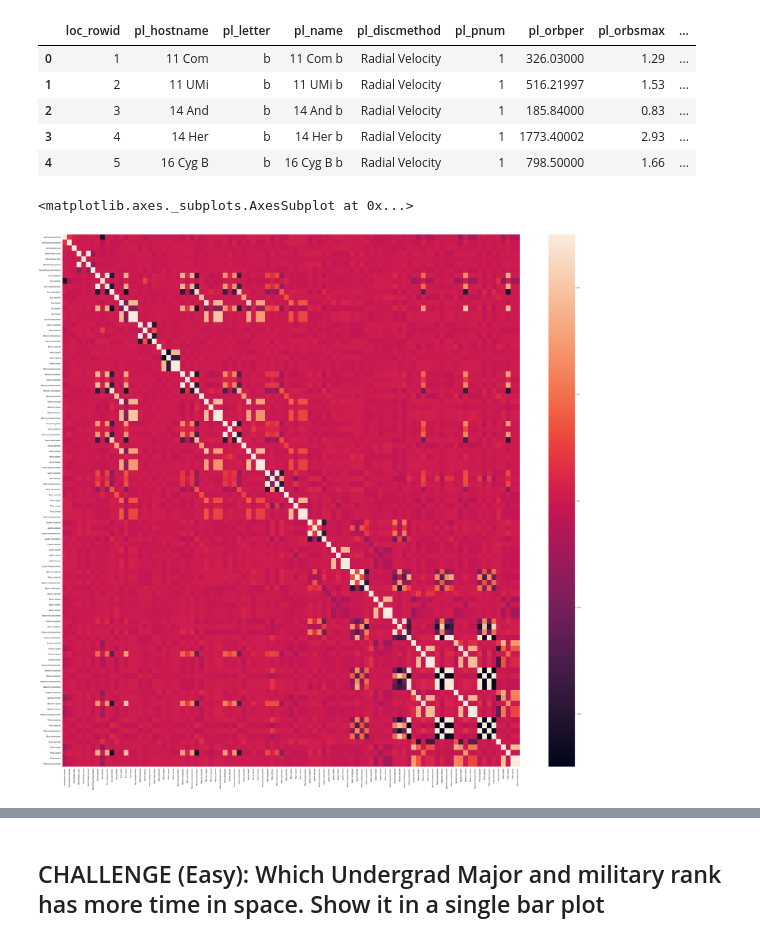
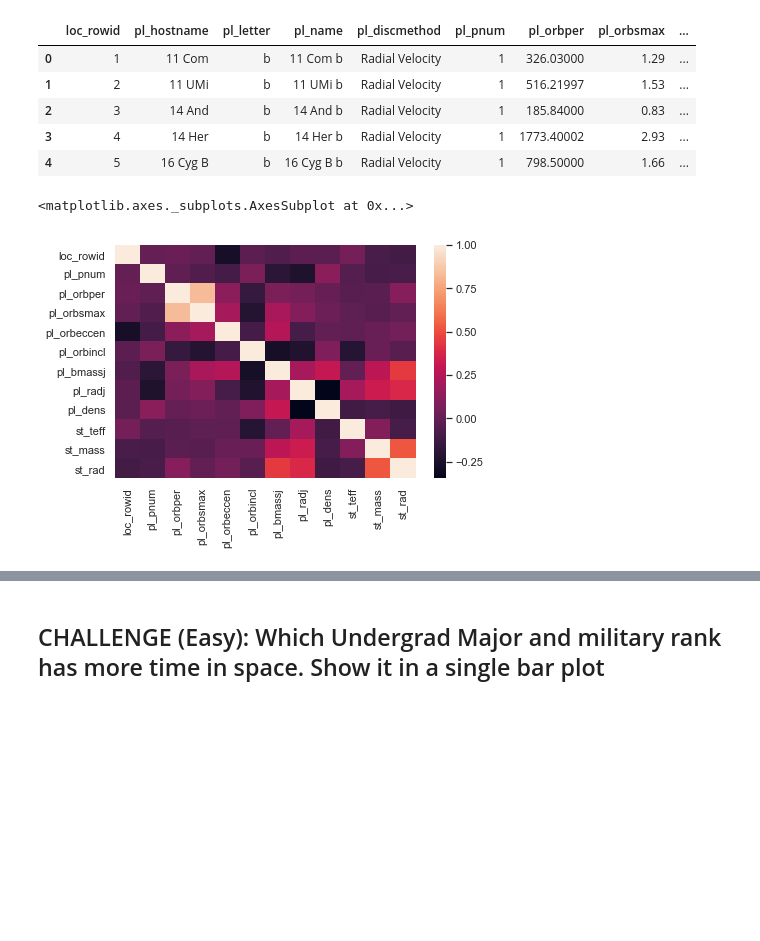
Before and after one commit to MrRutledge/Opendata_Hackathon, a Jupyter notebook: 2. Plotting.ipynb, the cells around one changed output, grey strips where cells are left out. Cells and saved outputs as stored; diff of their text form; code cells hidden in the pictures; blank space fills up the shorter version.

```diff
--- a/2. Plotting.ipynb
+++ b/2. Plotting.ipynb
@@ -185,8 +186,8 @@ Heatmaps help you visualize matrix-like data.
 # %% [markdown]
 Finally let's load the exoplanets data and calculate and visialize the correlation matrix.
 # %%
-df = pd.read_csv(os.path.join(data_directory, "exoplanets.csv"))
-df.head()
+df3 = pd.read_csv(os.path.join(data_directory, "exoplanets.csv"))
+df3.head()
 # %% [output]
 |  | loc_rowid | pl_hostname | pl_letter | pl_name | pl_discmethod | pl_pnum | pl_orbper | pl_orbsmax | ... |
 | 0 | 1 | 11 Com | b | 11 Com b | Radial Velocity | 1 | 326.03000 | 1.29 | ... |
@@ -196,12 +197,12 @@ df.head()
 | 4 | 5 | 16 Cyg B | b | 16 Cyg B b | Radial Velocity | 1 | 798.50000 | 1.66 | ... |
 # %%
 # Calculate correlations
-corr = df2.corr()
+corr = df3.corr()
 
 # Heatmap
-plt.figure(figsize=(50,50))
+#plt.figure(figsize=(50,50))
 sns.heatmap(corr)
 # %% [output]
 <matplotlib.axes._subplots.AxesSubplot at 0x...>
-[figure, old version]
+[figure, new version]
 # %%
```
Also changed, not shown: parts of 36 cells of this notebook.
